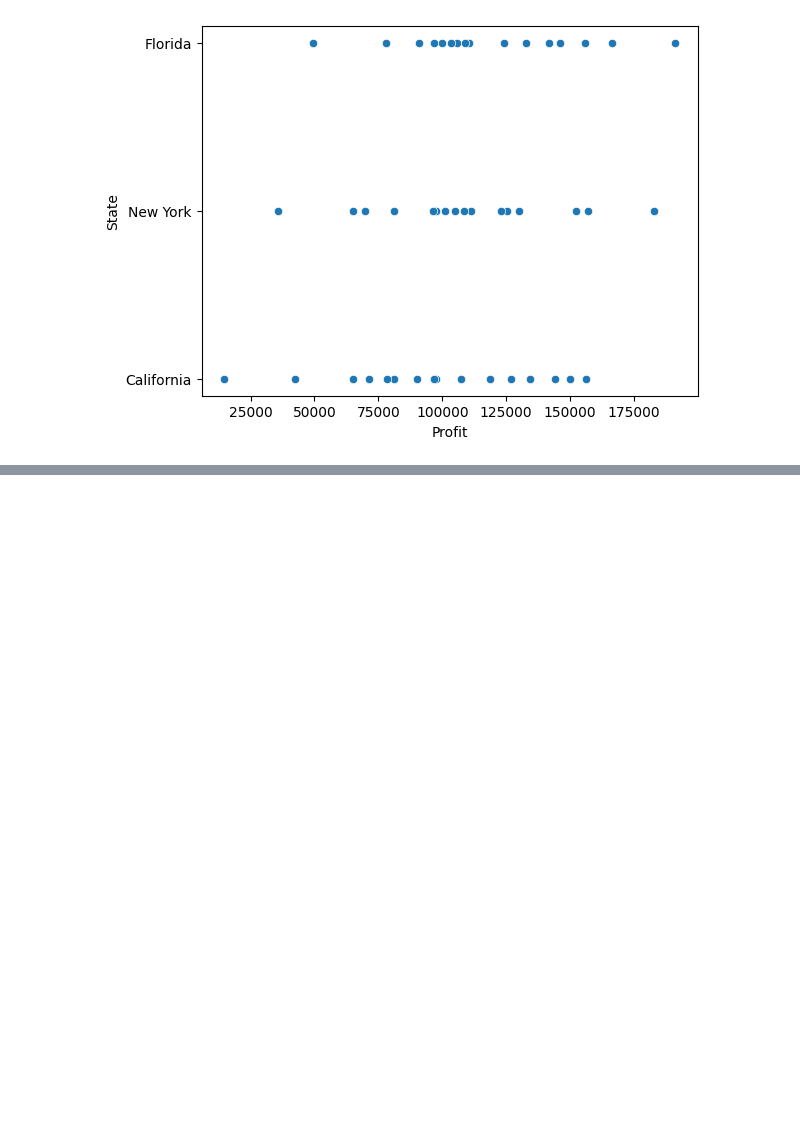
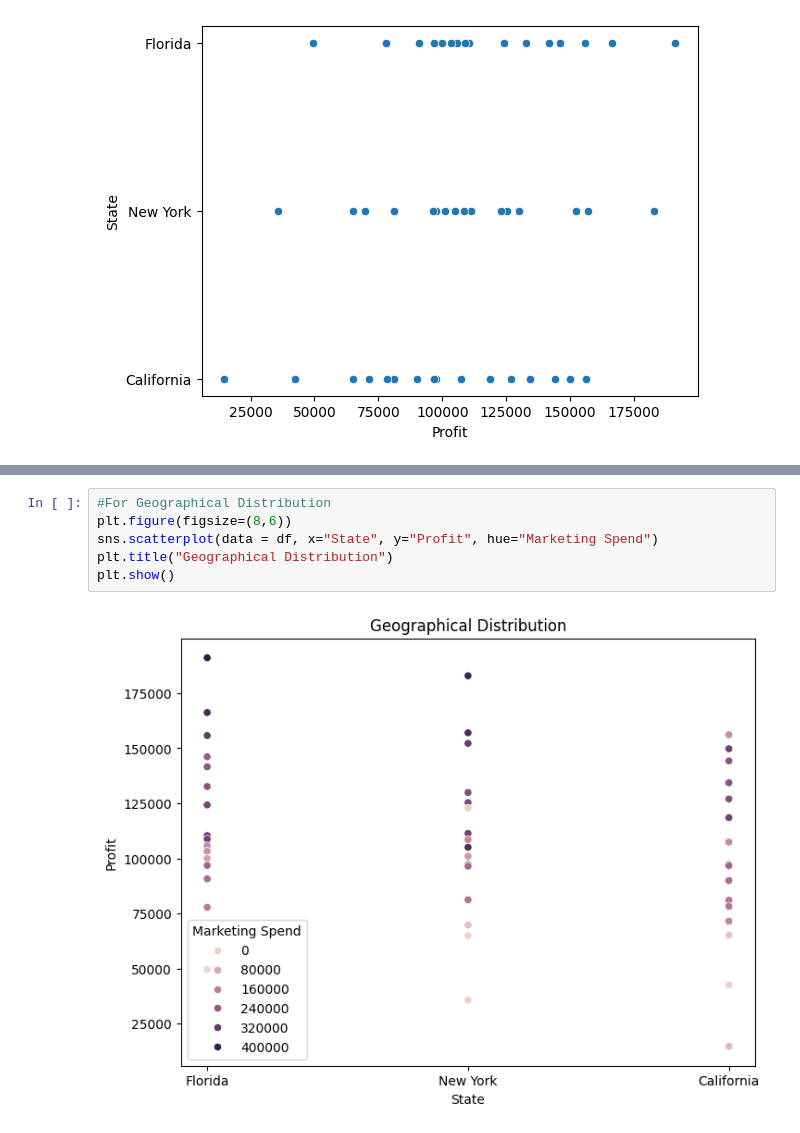
Before and after one commit to Vanshaj14Mohan/AIML-College, a Jupyter notebook: Assignment Four/main.ipynb, the cells around one changed output, grey strips where cells are left out. Drawn from its saved outputs; the diff is of its cells as text; blank space fills up the shorter version.

```diff
--- a/Assignment Four/main.ipynb
+++ b/Assignment Four/main.ipynb
@@ -147,0 +178,8 @@ fig.show()
+# %%
+#For Geographical Distribution
+plt.figure(figsize=(8,6))
+sns.scatterplot(data = df, x="State", y="Profit", hue="Marketing Spend")
+plt.title("Geographical Distribution")
+plt.show()
+# %% [output]
+[figure, added]
```
Also changed, not shown: parts of 5 cells of this notebook.
